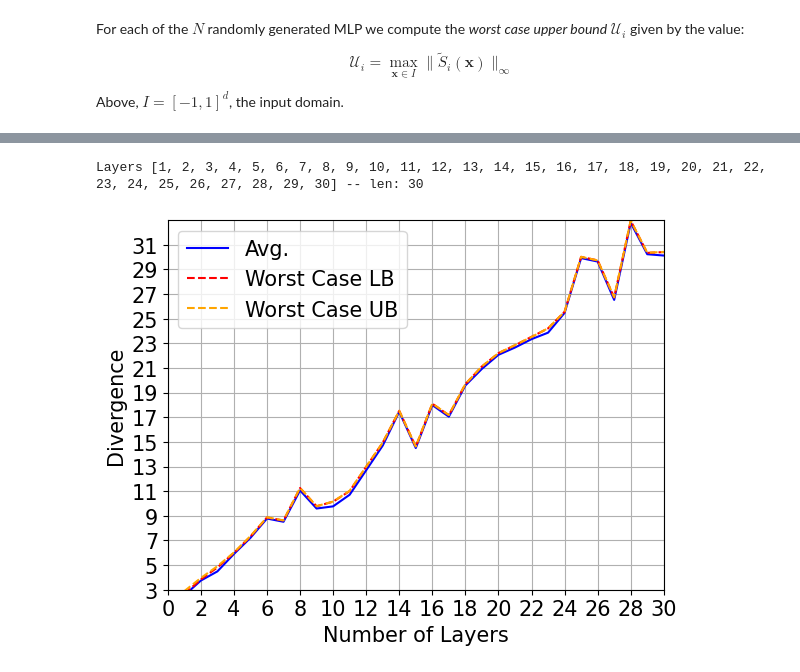
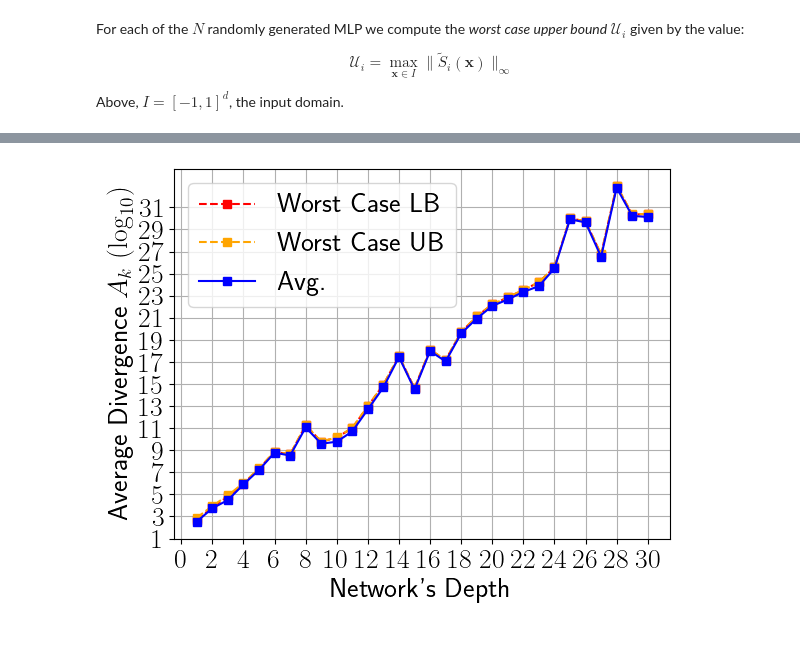
Before and after one commit to merkouris148/worst-case-convex-approx-error, a Jupyter notebook: experiments/simple.ipynb, the cells around one changed output, grey strips where cells are left out. Saved outputs shown, nothing was run; the diff lists cells and outputs as text; code cells hidden in the pictures; blank space fills up the shorter version.

```diff
--- a/experiments/simple.ipynb
+++ b/experiments/simple.ipynb
@@ -132,34 +117,57 @@ import matplotlib.pyplot as plt
 
 ## x-axis
 layers = [l for l in range(Exp.layer_step, Exp.max_num_layers, Exp.layer_step)]
-print("Layers", layers, "-- len:", len(layers))
+#print("Layers", layers, "-- len:", len(layers))
-# %% [output]
-Layers [1, 2, 3, 4, 5, 6, 7, 8, 9, 10, 11, 12, 13, 14, 15, 16, 17, 18, 19, 20, 21, 22, 23, 24, 25, 26, 27, 28, 29, 30] -- len: 30
 # %%
+## Latex
+plt.rcParams['text.usetex'] = True
+
 ## log plots
-plt.rcParams.update({'font.size': 15})
+plt.rcParams.update({'font.size': 20})
 
 ax = plt.axes()
 
 space=2
 #plt.axes().xaxis.set_major_locator(ticker.MultipleLocator(space))
 
-plt.plot(layers, np.log10(avg_tight_divergence),  label="Avg.",           linestyle = "-",    color = "blue")
-plt.plot(layers, np.log10(lb_tight_divergence),   label="Worst Case LB",  linestyle = "--",   color = "red")
-plt.plot(layers, np.log10(ub_tight_divergence),   label="Worst Case UB",  linestyle = "--",   color = "orange")
+plt.plot(
+    layers,
+    np.log10(lb_tight_divergence),
+    label="Worst Case LB",
+    linestyle = "--",
+    color = "red",
+    marker = "s"
+)
+plt.plot(
+    layers,
+    np.log10(ub_tight_divergence),
+    label="Worst Case UB",
+    linestyle = "--",
+    color = "orange",
+    marker = "s"
+)
+plt.plot(
+    layers,
+    np.log10(avg_tight_divergence),
+    label="Avg.",
+    linestyle = "-",
+    color = "blue",
+    marker = "s"
+)
+
 #plt.xticks(layers)
 plt.legend()
 plt.grid(True)
 if show_titles: plt.title("Convex Approximation Error\n (Log10 Scale)")
-plt.ylabel("Divergence")
-plt.xlabel("Number of Layers")
+plt.ylabel("Average Divergence $A_k$ $(\log_{10})$")
+plt.xlabel("Network's Depth")
 
 plt.xticks(np.arange(0, 32, space))
-plt.yticks(np.arange(3, np.max(np.log10(avg_tight_divergence)), space))
-ax.set(xlim=(0, 30), ylim=(3, 33))
+plt.yticks(np.arange(1, np.max(np.log10(avg_tight_divergence)), space))
+#ax.set(xlim=(0, 30), ylim=(3, 33))
 plt.show()
 # %% [output]
-[figure, old version]
+[figure, new version]
 # %%
 ## log plots
 min_num_layer_plot = 0
```
Also changed, not shown: parts of 30 cells of this notebook, 5 other files.
